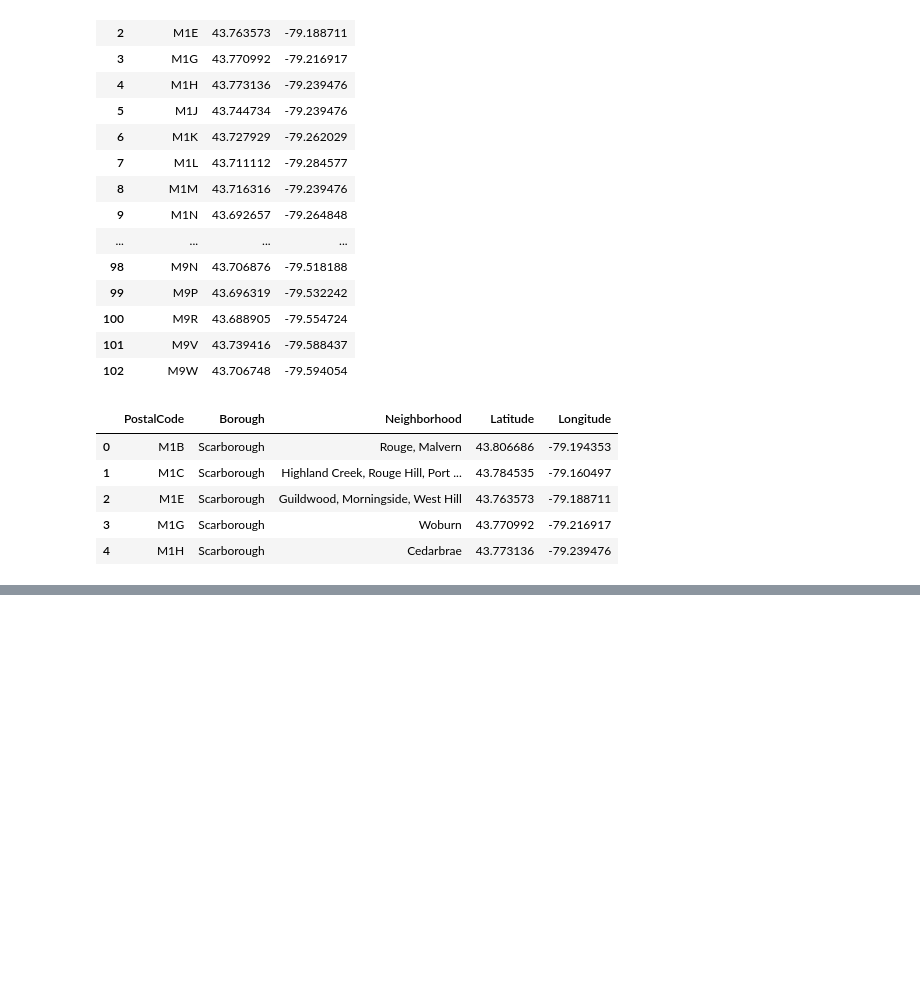
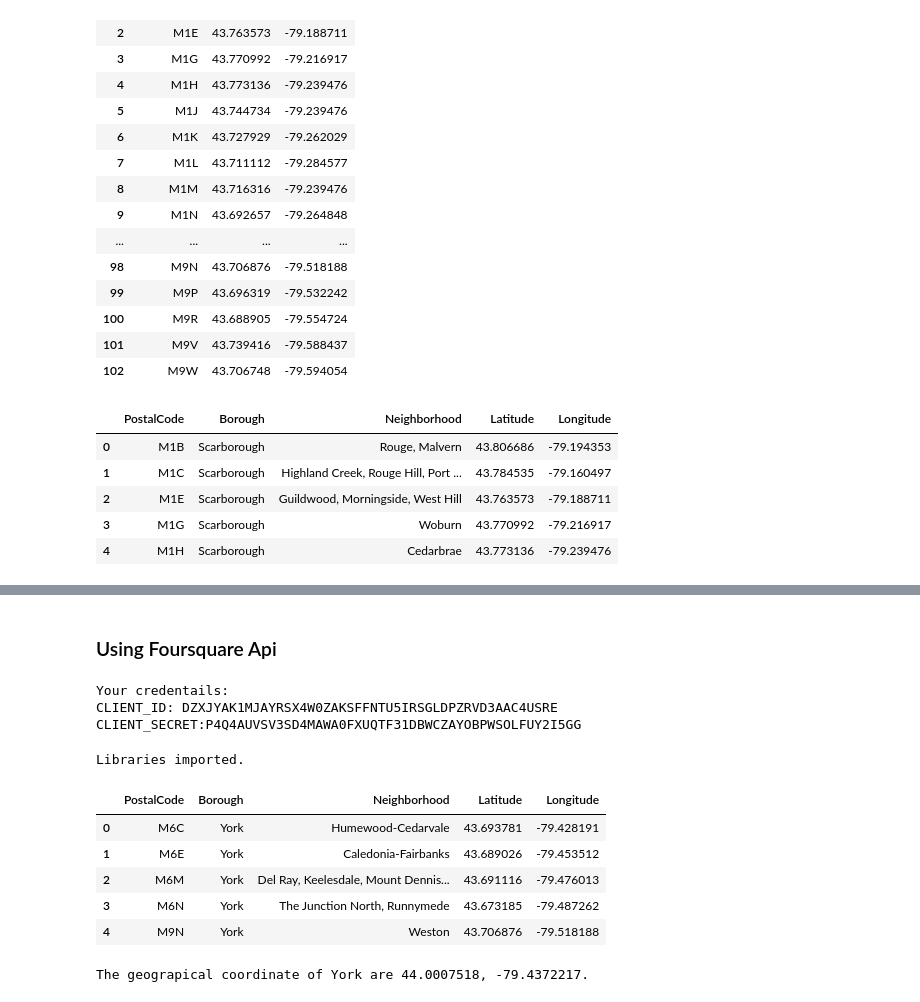
Before and after one commit to swapnilrane1997/Cousera-capstone, a Jupyter notebook: Neighborhood of Toronto.ipynb, the cells around one changed output, grey strips where cells are left out. Saved outputs shown, nothing was run; the diff lists cells and outputs as text; code cells hidden in the pictures; blank space fills up the shorter version.

Commit message:
Toronto

```diff
--- a/Neighborhood of Toronto.ipynb
+++ b/Neighborhood of Toronto.ipynb
@@ -122,8 +124,8 @@ df_g
 | 101 | M9V | 43.739416 | -79.588437 |
 | 102 | M9W | 43.706748 | -79.594054 |
 # %%
-df_can_geo_data = pd.merge(df, df_g, how='inner', on=['PostalCode'])
-df_can_geo_data.head(5)
+df_Toronto = pd.merge(df, df_g, how='inner', on=['PostalCode'])
+df_Toronto.head(5)
 # %% [output]
 |  | PostalCode | Borough | Neighborhood | Latitude | Longitude |
 | 0 | M1B | Scarborough | Rouge, Malvern | 43.806686 | -79.194353 |
@@ -133,0 +166,58 @@ df_can_geo_data.head(5)
+# %% [markdown]
+### Using Foursquare Api
+# %%
+CLIENT_ID = 'DZXJYAK1MJAYRSX4W0ZAKSFFNTU5IRSGLDPZRVD3AAC4USRE' # your Foursquare ID
+CLIENT_SECRET = 'P4Q4AUVSV3SD4MAWA0FXUQTF31DBWCZAYOBPWSOLFUY2I5GG' # your Foursquare Secret
+VERSION = '20180605' # Foursquare API version
+print('Your credentails:')
+print('CLIENT_ID: ' + CLIENT_ID)
+print('CLIENT_SECRET:' + CLIENT_SECRET)
+# %% [output]
+Your credentails:
+CLIENT_ID: DZXJYAK1MJAYRSX4W0ZAKSFFNTU5IRSGLDPZRVD3AAC4USRE
+CLIENT_SECRET:P4Q4AUVSV3SD4MAWA0FXUQTF31DBWCZAYOBPWSOLFUY2I5GG
+# %%
+import numpy as np # library to handle data in a vectorized manner
+
+import pandas as pd # library for data analsysis
+pd.set_option('display.max_columns', None)
+pd.set_option('display.max_rows', None)
+
+import json # library to handle JSON files
+
+#!conda install -c conda-forge geopy --yes # uncomment this line if you haven't completed the Foursquare API lab
+from geopy.geocoders import Nominatim # convert an address into latitude and longitude values
+
+# Matplotlib and associated plotting modules
+import matplotlib.cm as cm
+import matplotlib.colors as colors
+
+# import k-means from clustering stage
+from sklearn.cluster import KMeans
+
+#!conda install -c conda-forge folium=0.5.0 --yes # uncomment this line if you haven't completed the Foursquare API lab
+import folium # map rendering library
+
+print('Libraries imported.')
+# %% [output]
+Libraries imported.
+# %%
+data_Toronto = df_Toronto[df_Toronto['Borough'] == 'York'].reset_index(drop=True)
+data_Toronto.head()
+# %% [output]
+|  | PostalCode | Borough | Neighborhood | Latitude | Longitude |
+| 0 | M6C | York | Humewood-Cedarvale | 43.693781 | -79.428191 |
+| 1 | M6E | York | Caledonia-Fairbanks | 43.689026 | -79.453512 |
+| 2 | M6M | York | Del Ray, Keelesdale, Mount Dennis... | 43.691116 | -79.476013 |
+| 3 | M6N | York | The Junction North, Runnymede | 43.673185 | -79.487262 |
+| 4 | M9N | York | Weston | 43.706876 | -79.518188 |
+# %%
+address = 'York, CA'
+
+geolocator = Nominatim(user_agent="ny_explorer")
+location = geolocator.geocode(address)
+latitude = location.latitude
+longitude = location.longitude
+print('The geograpical coordinate of York are {}, {}.'.format(latitude, longitude))
+# %% [output]
+The geograpical coordinate of York are 44.0007518, -79.4372217.
```
Also changed, not shown: parts of 13 cells of this notebook.
